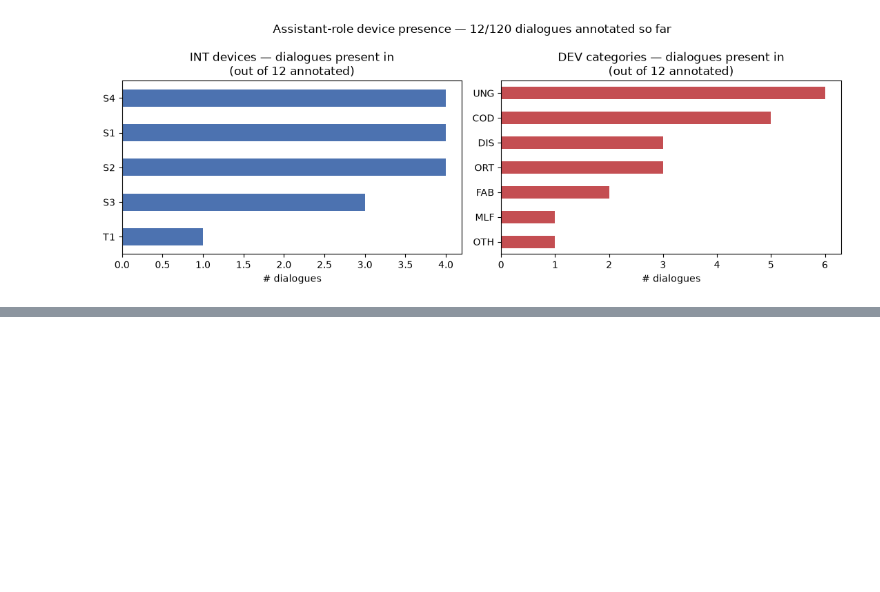
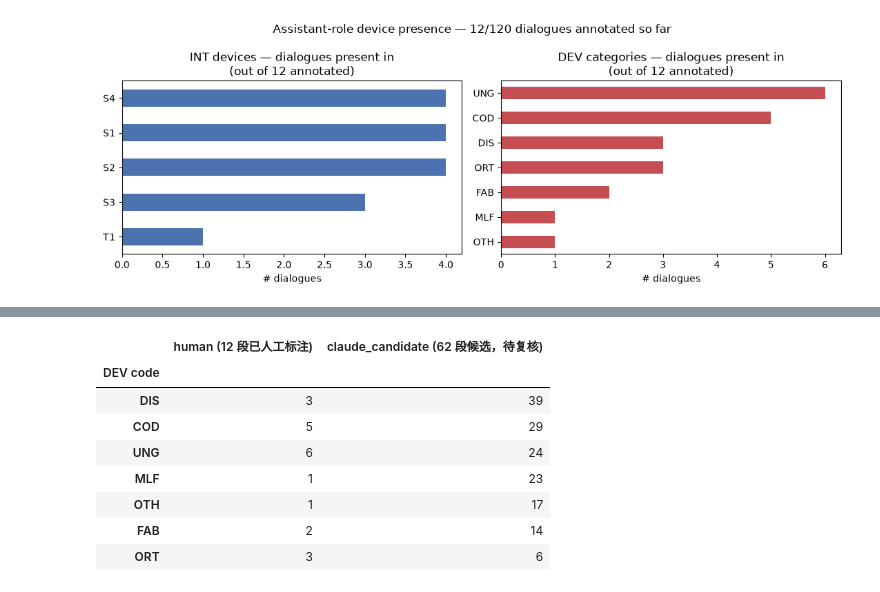
Before and after one commit to XiaoyingHeAarhus/SLA_Chinese_LLMs, a Jupyter notebook: THIS ONE/zhupi_assistant_device_analysis.ipynb, the cells around one changed output, grey strips where cells are left out. Saved outputs shown, nothing was run; the diff lists cells and outputs as text; code cells hidden in the pictures; blank space fills up the shorter version.

```diff
--- a/THIS ONE/zhupi_assistant_device_analysis.ipynb
+++ b/THIS ONE/zhupi_assistant_device_analysis.ipynb
@@ -273,0 +339,20 @@ plt.show()
+# %%
+human_dev_presence = presence_table(assistant_df[assistant_df["layer"] == "DEV"], "DEV", n_annotated)
+cand_dev_presence = presence_table(candidate_assistant_df[candidate_assistant_df["layer"] == "DEV"], "DEV", n_candidate)
+
+dev_compare = pd.DataFrame({
+    f"human ({n_annotated} 段已人工标注)": human_dev_presence,
+    f"claude_candidate ({n_candidate} 段候选，待复核)": cand_dev_presence,
+}).fillna(0).astype(int)
+dev_compare.index.name = "DEV code"
+dev_compare.sort_values(dev_compare.columns[1], ascending=False)
+# %% [output]
+|  | human (12 段已人工标注) | claude_candidate (62 段候选，待复核) |
+| DEV code |  |  |
+| DIS | 3 | 39 |
+| COD | 5 | 29 |
+| UNG | 6 | 24 |
+| MLF | 1 | 23 |
+| OTH | 1 | 17 |
+| FAB | 2 | 14 |
+| ORT | 3 | 6 |
```
Also changed, not shown: parts of 8 cells of this notebook, 1 other file.
